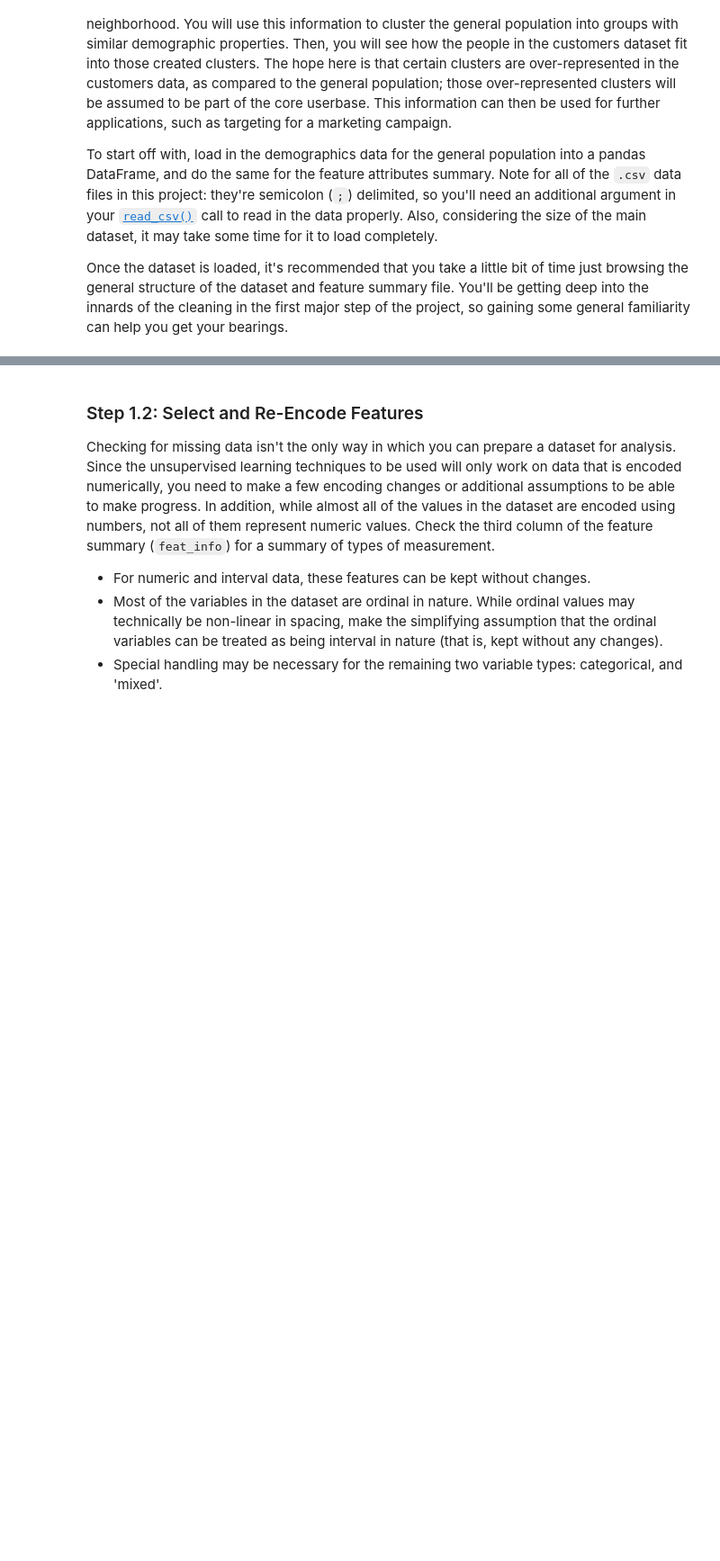
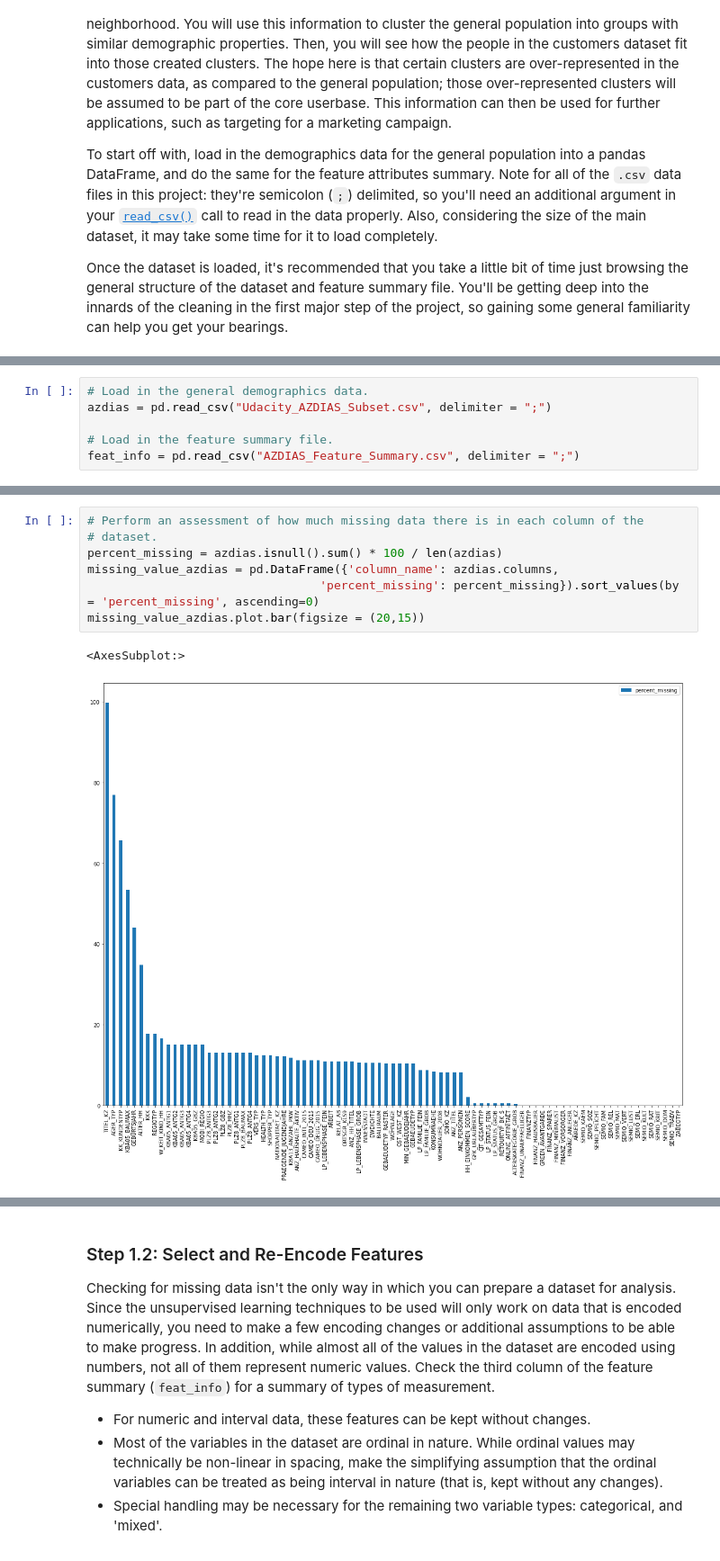
Before and after one commit to sstorm183/Unsupervised-Learning-Project, a Jupyter notebook: Identify_Customer_Segments.ipynb, the cells around one changed output, grey strips where cells are left out. Shown at 90% size. Cells and saved outputs as stored; diff of their text form; blank space fills up the shorter version.

```diff
--- a/Identify_Customer_Segments.ipynb
+++ b/Identify_Customer_Segments.ipynb
@@ -283,0 +49,6 @@ snsPlotCount(azidasCleaned, azidasOutliers, "PLZ8_GBZ")
+# %%
+# Load in the general demographics data.
+azdias = pd.read_csv("Udacity_AZDIAS_Subset.csv", delimiter = ";")
+
+# Load in the feature summary file.
+feat_info = pd.read_csv("AZDIAS_Feature_Summary.csv", delimiter = ";")
@@ -283,0 +130,10 @@ snsPlotCount(azidasCleaned, azidasOutliers, "PLZ8_GBZ")
+# %%
+# Perform an assessment of how much missing data there is in each column of the
+# dataset.
+percent_missing = azdias.isnull().sum() * 100 / len(azdias)
+missing_value_azdias = pd.DataFrame({'column_name': azdias.columns,
+                                 'percent_missing': percent_missing}).sort_values(by = 'percent_missing', ascending=0)
+missing_value_azdias.plot.bar(figsize = (20,15))
+# %% [output]
+<AxesSubplot:>
+[figure, added]
```
Also changed, not shown: parts of 161 cells of this notebook.
